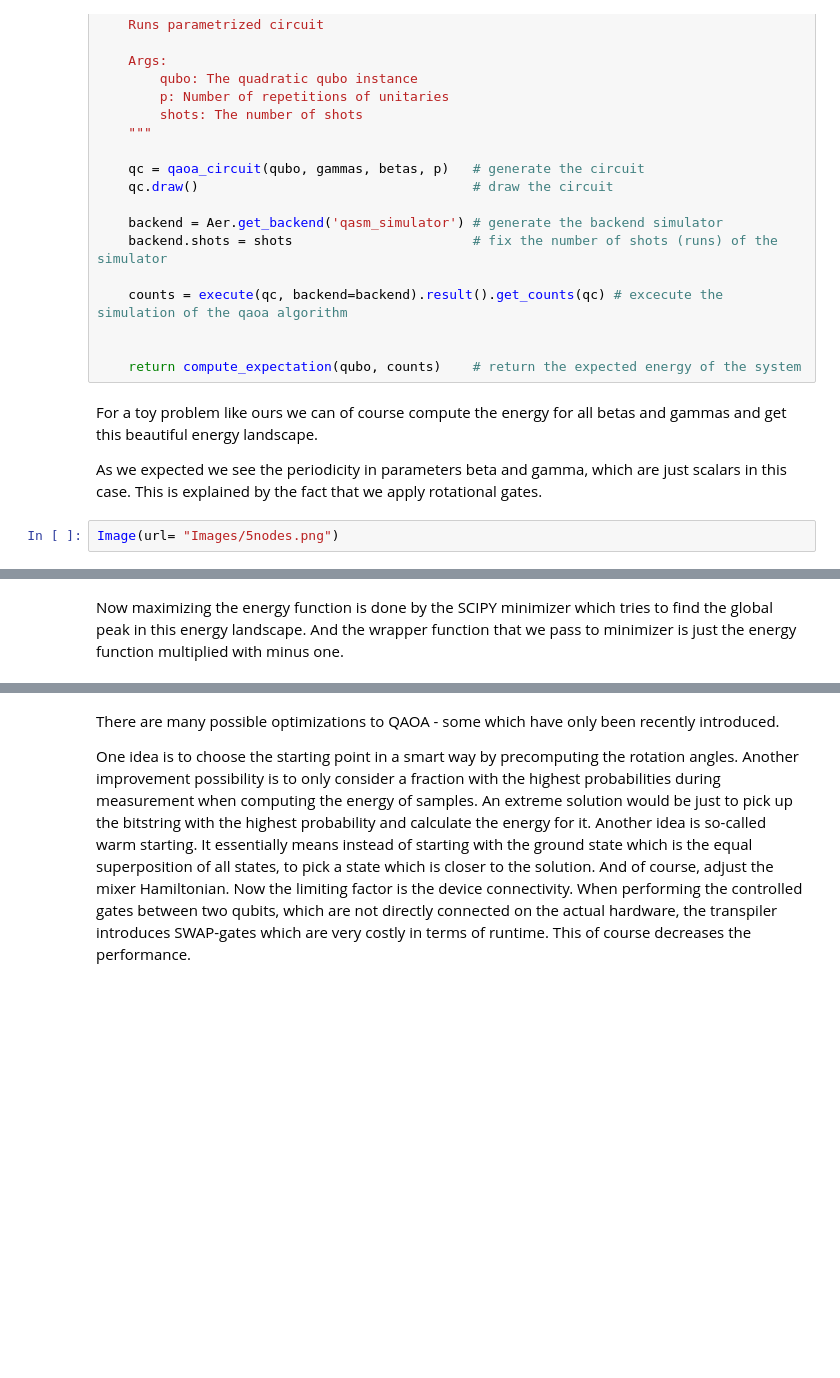
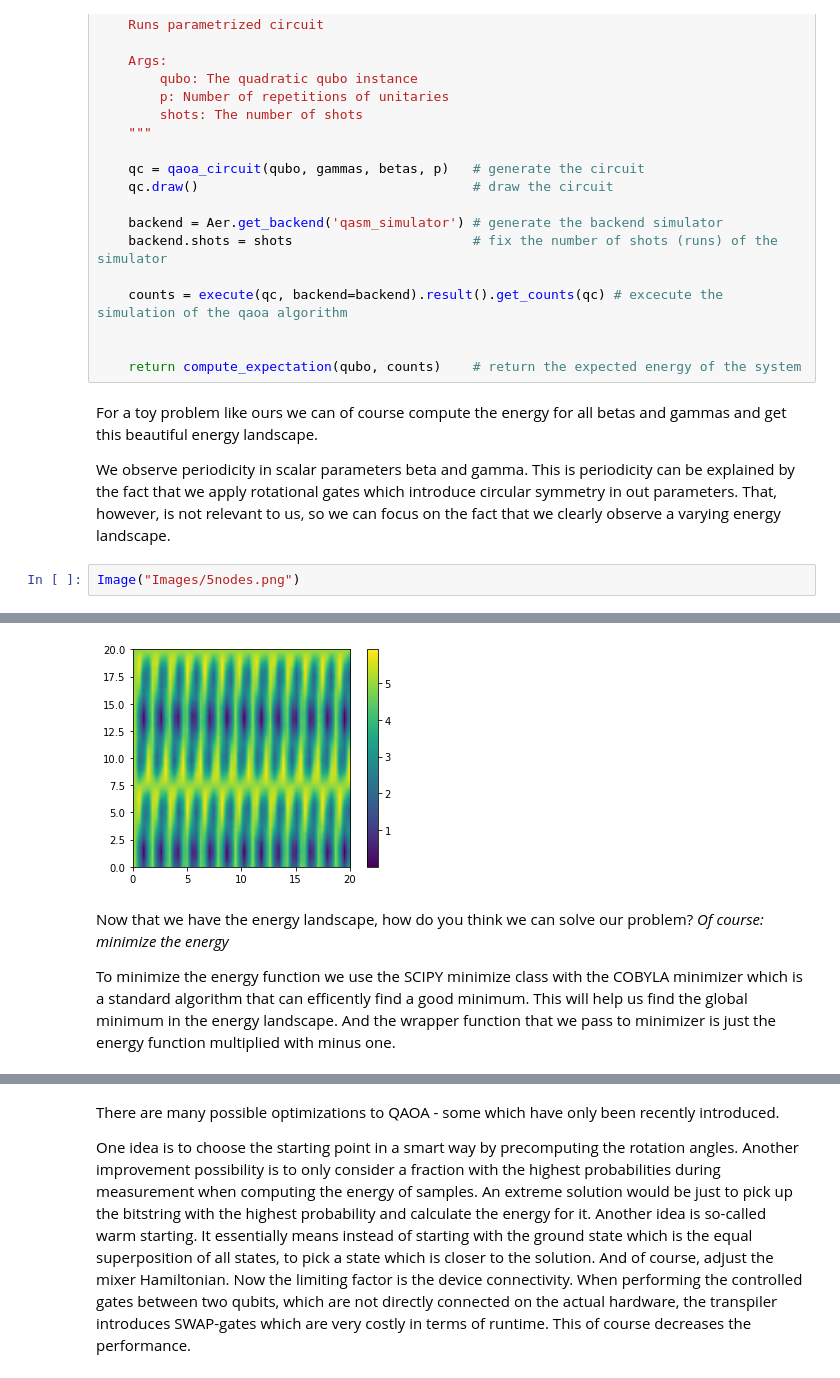
Before and after one commit to nicolasthill/Qiskit-Hackathon-at-World-of-QUANTUM, a Jupyter notebook: QAOA 101/QAOA_Lecture.ipynb, the cells around one changed output, grey strips where cells are left out. Cells and saved outputs as stored; diff of their text form; blank space fills up the shorter version.

```diff
--- a/QAOA 101/QAOA_Lecture.ipynb
+++ b/QAOA 101/QAOA_Lecture.ipynb
@@ -266,7 +266,7 @@ def get_expectation(qubo :QuadraticProgram, gammas: ParameterVector, betas: Para
 # %% [markdown]
 For a toy problem like ours we can of course compute the energy for all betas and gammas and get this beautiful energy landscape.
 
-As we expected we see the periodicity in parameters beta and gamma, which are just scalars in this case. This is explained by the fact that we apply rotational gates.
+We observe periodicity in scalar parameters beta and gamma. This is periodicity can be explained by the fact that we apply rotational gates which introduce circular symmetry in out parameters. That, however, is not relevant to us, so we can focus on the fact that we clearly observe a varying energy landscape.
 # %%
-Image(url= "Images/5nodes.png")
+Image("Images/5nodes.png")
 # %% [output]
@@ -274,3 +273,6 @@ Image(url= "Images/5nodes.png")
+[figure, added]
 # %% [markdown]
-Now maximizing the energy function is done by the SCIPY minimizer which tries to find the global peak in this energy landscape. And the wrapper function that we pass to minimizer is just the energy function multiplied with minus one.
+Now that we have the energy landscape, how do you think we can solve our problem? _Of course: minimize the energy_
+
+To minimize the energy function we use the SCIPY minimize class with the COBYLA minimizer which is a standard algorithm that can efficently find a good minimum. This will help us find the global minimum in the energy landscape. And the wrapper function that we pass to minimizer is just the energy function multiplied with minus one.
 # %%
```
Also changed, not shown: parts of 5 cells of this notebook.
